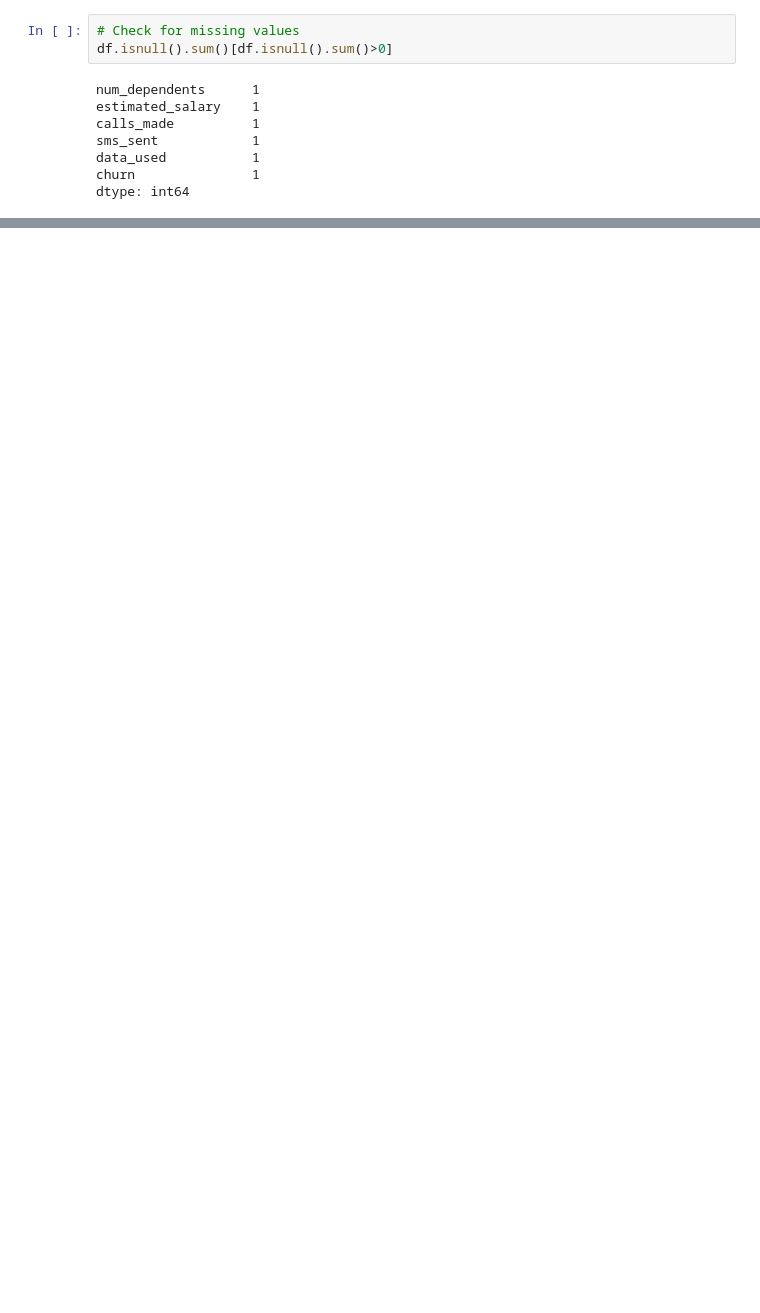
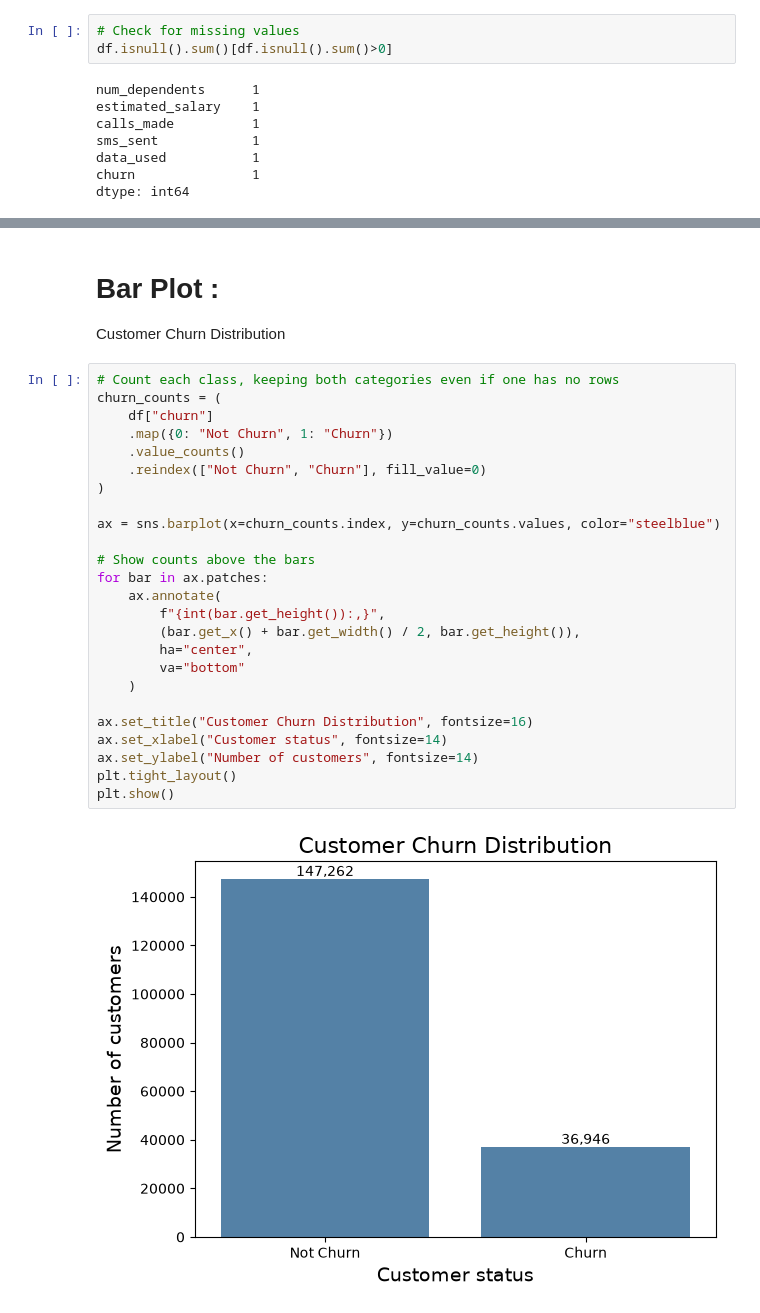
Before and after one commit to harshaslekar5968-crypto/Telecom-Churn_Rate_ML, a Jupyter notebook: Telecom_Churn_Rate_Prediction.ipynb, the cells around one changed output, grey strips where cells are left out. Drawn from its saved outputs; the diff is of its cells as text; blank space fills up the shorter version.

```diff
--- a/Telecom_Churn_Rate_Prediction.ipynb
+++ b/Telecom_Churn_Rate_Prediction.ipynb
@@ -112,0 +196,30 @@ dtype: int64
+# %% [markdown]
+# Bar Plot :
+Customer Churn Distribution
+# %%
+# Count each class, keeping both categories even if one has no rows
+churn_counts = (
+    df["churn"]
+    .map({0: "Not Churn", 1: "Churn"})
+    .value_counts()
+    .reindex(["Not Churn", "Churn"], fill_value=0)
+)
+
+ax = sns.barplot(x=churn_counts.index, y=churn_counts.values, color="steelblue")
+
+# Show counts above the bars
+for bar in ax.patches:
+    ax.annotate(
+        f"{int(bar.get_height()):,}",
+        (bar.get_x() + bar.get_width() / 2, bar.get_height()),
+        ha="center",
+        va="bottom"
+    )
+
+ax.set_title("Customer Churn Distribution", fontsize=16)
+ax.set_xlabel("Customer status", fontsize=14)
+ax.set_ylabel("Number of customers", fontsize=14)
+plt.tight_layout()
+plt.show()
+# %% [output]
+[figure, added]
```
Also changed, not shown: parts of 24 cells of this notebook.
